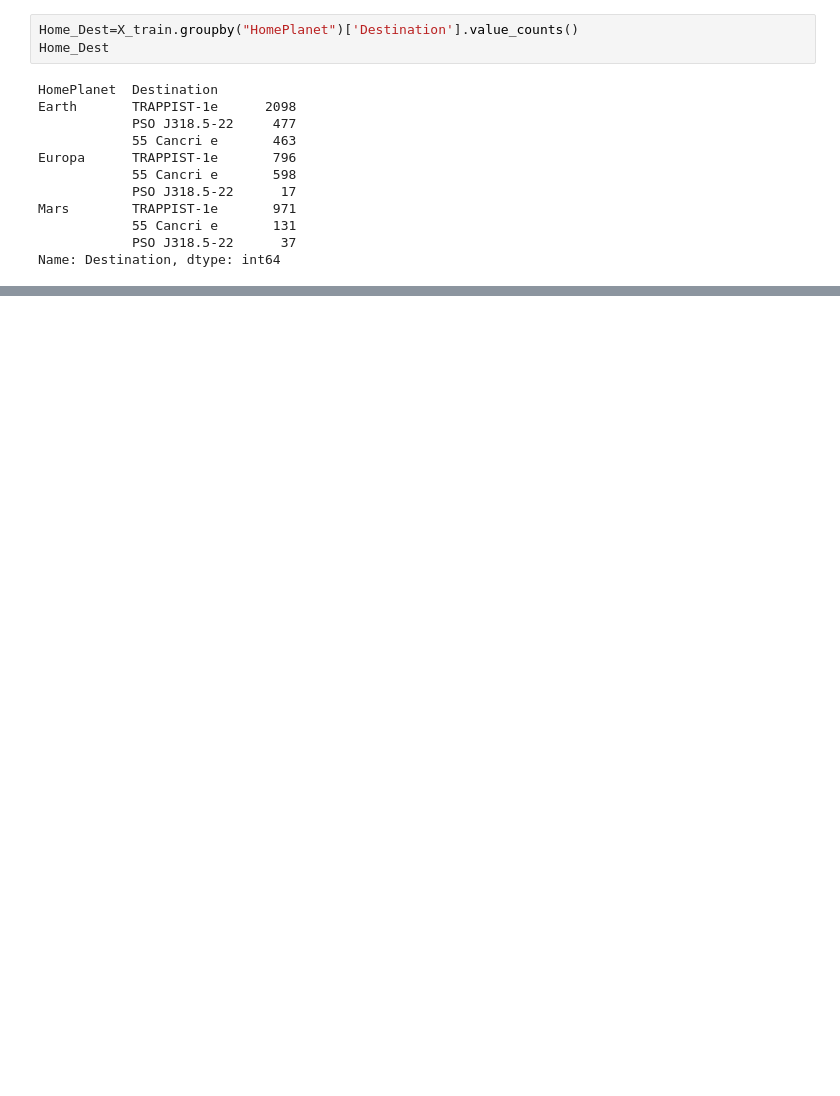
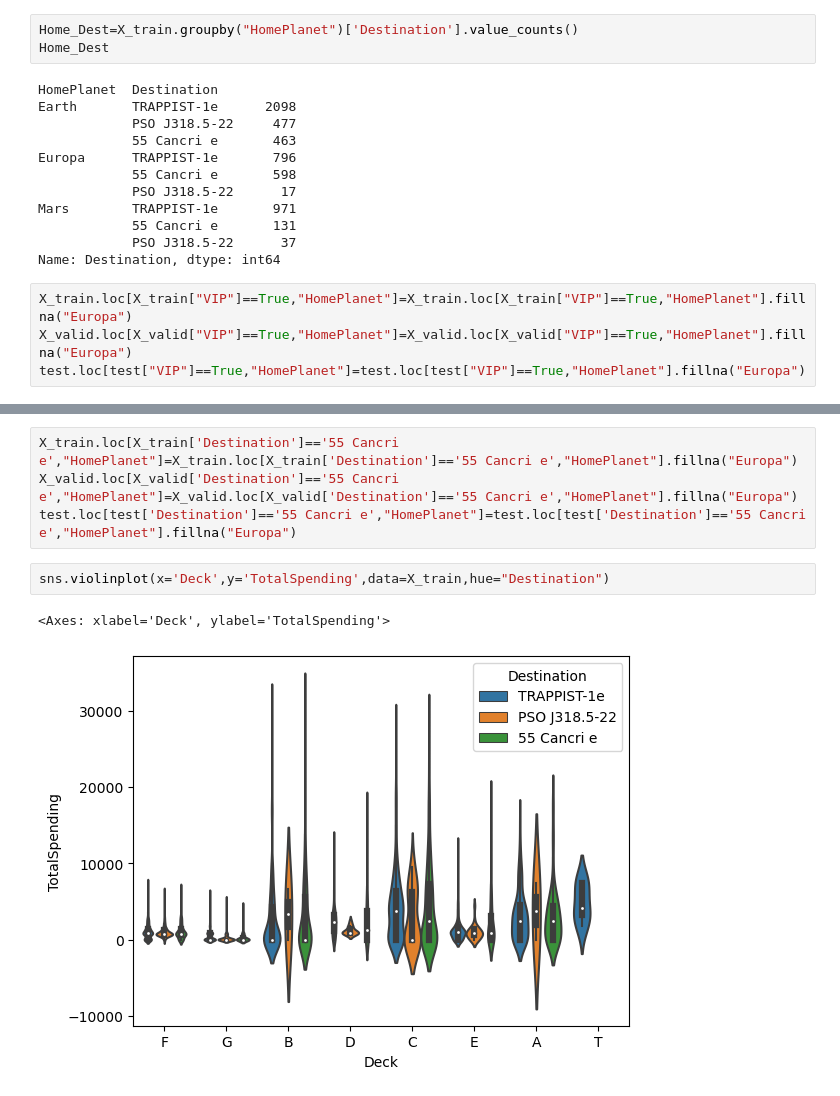
Before and after one commit to lseeker5/Spaceship-Titanic, a Jupyter notebook: spaceship-titanic-v1.ipynb, the cells around one changed output, grey strips where cells are left out. Cells and saved outputs as stored; diff of their text form; blank space fills up the shorter version.

```diff
--- a/spaceship-titanic-v1.ipynb
+++ b/spaceship-titanic-v1.ipynb
@@ -582,3 +569,7 @@ Mars        TRAPPIST-1e       971
             55 Cancri e       131
             PSO J318.5-22      37
 Name: Destination, dtype: int64
+# %%
+X_train.loc[X_train["VIP"]==True,"HomePlanet"]=X_train.loc[X_train["VIP"]==True,"HomePlanet"].fillna("Europa")
+X_valid.loc[X_valid["VIP"]==True,"HomePlanet"]=X_valid.loc[X_valid["VIP"]==True,"HomePlanet"].fillna("Europa")
+test.loc[test["VIP"]==True,"HomePlanet"]=test.loc[test["VIP"]==True,"HomePlanet"].fillna("Europa")
@@ -584,0 +606,9 @@ Name: Destination, dtype: int64
+# %%
+X_train.loc[X_train['Destination']=='55 Cancri e',"HomePlanet"]=X_train.loc[X_train['Destination']=='55 Cancri e',"HomePlanet"].fillna("Europa")
+X_valid.loc[X_valid['Destination']=='55 Cancri e',"HomePlanet"]=X_valid.loc[X_valid['Destination']=='55 Cancri e',"HomePlanet"].fillna("Europa")
+test.loc[test['Destination']=='55 Cancri e',"HomePlanet"]=test.loc[test['Destination']=='55 Cancri e',"HomePlanet"].fillna("Europa")
+# %%
+sns.violinplot(x='Deck',y='TotalSpending',data=X_train,hue="Destination")
+# %% [output]
+<Axes: xlabel='Deck', ylabel='TotalSpending'>
+[figure, added]
```
Also changed, not shown: parts of 46 cells of this notebook.
